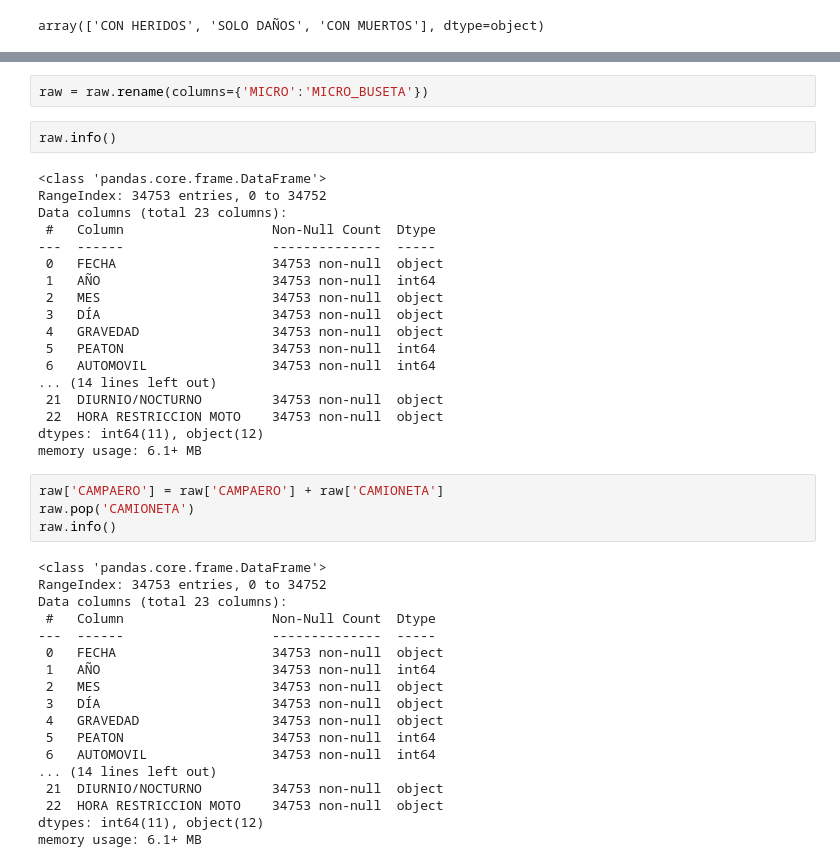
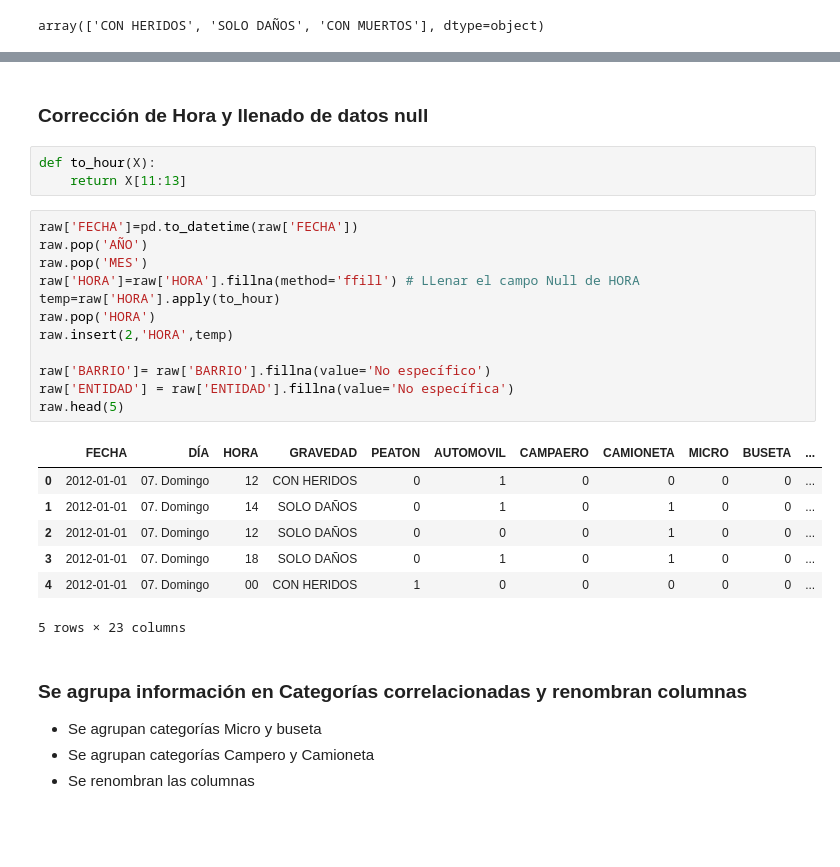
Before and after one commit to jhonjoya/bucaramanga-traffic-accidents, a Jupyter notebook: 1_Bucaramanga_traffic_accidents.ipynb, the cells around one changed output, grey strips where cells are left out. Cells and saved outputs as stored; diff of their text form; blank space fills up the shorter version.

Commit message:
Limpieza de datos en fecha y hora, llenado de datos nulos

```diff
--- a/1_Bucaramanga_traffic_accidents.ipynb
+++ b/1_Bucaramanga_traffic_accidents.ipynb
@@ -189,45 +100,31 @@ memory usage: 6.4+ MB
-# %%
-raw = raw.rename(columns={'MICRO':'MICRO_BUSETA'})
-# %%
-raw.info()
-# %% [output]
-<class 'pandas.core.frame.DataFrame'>
-RangeIndex: 34753 entries, 0 to 34752
-Data columns (total 23 columns):
- #   Column                   Non-Null Count  Dtype
----  ------                   --------------  -----
- 0   FECHA                    34753 non-null  object
- 1   AÑO                      34753 non-null  int64
- 2   MES                      34753 non-null  object
- 3   DÍA                      34753 non-null  object
- 4   GRAVEDAD                 34753 non-null  object
- 5   PEATON                   34753 non-null  int64
- 6   AUTOMOVIL                34753 non-null  int64
-... (14 lines left out)
- 21  DIURNIO/NOCTURNO         34753 non-null  object
- 22  HORA RESTRICCION MOTO    34753 non-null  object
-dtypes: int64(11), object(12)
-memory usage: 6.1+ MB
-# %%
-raw['CAMPAERO'] = raw['CAMPAERO'] + raw['CAMIONETA']
-raw.pop('CAMIONETA')
-raw.info()
-# %% [output]
-<class 'pandas.core.frame.DataFrame'>
-RangeIndex: 34753 entries, 0 to 34752
-Data columns (total 23 columns):
- #   Column                   Non-Null Count  Dtype
----  ------                   --------------  -----
- 0   FECHA                    34753 non-null  object
- 1   AÑO                      34753 non-null  int64
- 2   MES                      34753 non-null  object
- 3   DÍA                      34753 non-null  object
- 4   GRAVEDAD                 34753 non-null  object
- 5   PEATON                   34753 non-null  int64
- 6   AUTOMOVIL                34753 non-null  int64
-... (14 lines left out)
- 21  DIURNIO/NOCTURNO         34753 non-null  object
- 22  HORA RESTRICCION MOTO    34753 non-null  object
-dtypes: int64(11), object(12)
-memory usage: 6.1+ MB
+# %% [markdown]
+### Corrección de Hora y llenado de datos null
+# %%
+def to_hour(X):
+    return X[11:13]
+# %%
+raw['FECHA']=pd.to_datetime(raw['FECHA'])
+raw.pop('AÑO')
+raw.pop('MES')
+raw['HORA']=raw['HORA'].fillna(method='ffill') # LLenar el campo Null de HORA
+temp=raw['HORA'].apply(to_hour)
+raw.pop('HORA')
+raw.insert(2,'HORA',temp)
+
+raw['BARRIO']= raw['BARRIO'].fillna(value='No específico')
+raw['ENTIDAD'] = raw['ENTIDAD'].fillna(value='No específica')
+raw.head(5)
+# %% [output]
+|  | FECHA | DÍA | HORA | GRAVEDAD | PEATON | AUTOMOVIL | CAMPAERO | CAMIONETA | MICRO | BUSETA | ... |
+| 0 | 2012-01-01 | 07. Domingo | 12 | CON HERIDOS | 0 | 1 | 0 | 0 | 0 | 0 | ... |
+| 1 | 2012-01-01 | 07. Domingo | 14 | SOLO DAÑOS | 0 | 1 | 0 | 1 | 0 | 0 | ... |
+| 2 | 2012-01-01 | 07. Domingo | 12 | SOLO DAÑOS | 0 | 0 | 0 | 1 | 0 | 0 | ... |
+| 3 | 2012-01-01 | 07. Domingo | 18 | SOLO DAÑOS | 0 | 1 | 0 | 1 | 0 | 0 | ... |
+| 4 | 2012-01-01 | 07. Domingo | 00 | CON HERIDOS | 1 | 0 | 0 | 0 | 0 | 0 | ... |
+5 rows × 23 columns
+# %% [markdown]
+### Se agrupa información en Categorías correlacionadas y renombran columnas
+* Se agrupan categorías Micro y buseta
+* Se agrupan categorías Campero y Camioneta
+* Se renombran las columnas
 # %%
```
Also changed, not shown: parts of 14 cells of this notebook.
